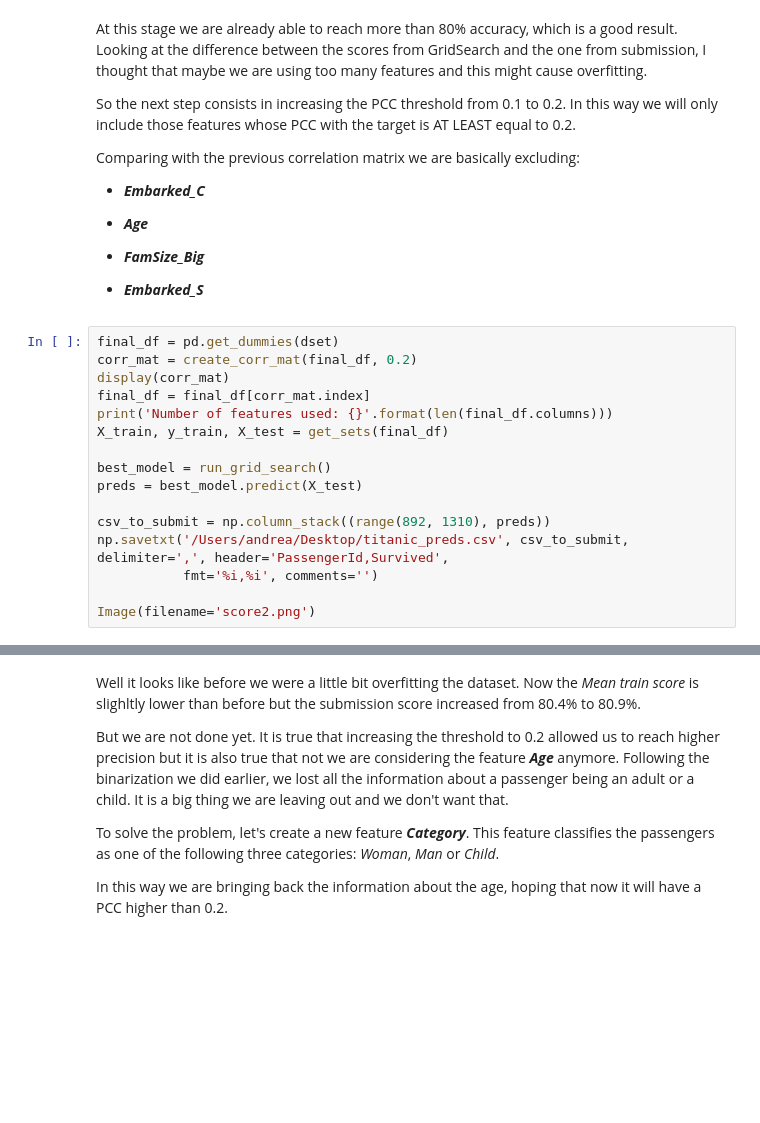
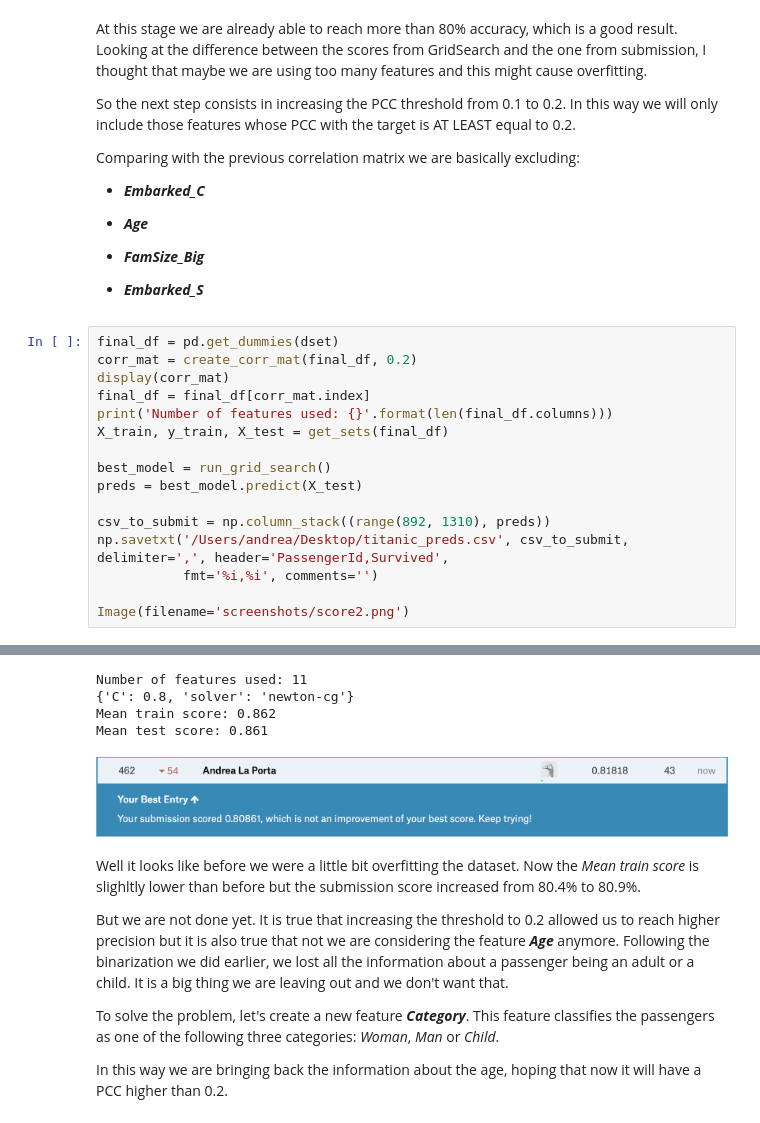
Before and after one commit to alaporta85/Kaggle_comps, a Jupyter notebook: titanic/Titanic.ipynb, the cells around one changed output, grey strips where cells are left out. Saved outputs shown, nothing was run; the diff lists cells and outputs as text; blank space fills up the shorter version.

```diff
--- a/titanic/Titanic.ipynb
+++ b/titanic/Titanic.ipynb
@@ -504,4 +698,5 @@ csv_to_submit = np.column_stack((range(892, 1310), preds))
 np.savetxt('/Users/andrea/Desktop/titanic_preds.csv', csv_to_submit, delimiter=',', header='PassengerId,Survived',
            fmt='%i,%i', comments='')
 
-Image(filename='score2.png')
+Image(filename='screenshots/score2.png')
+# %% [output]
@@ -508,3 +715,8 @@ Image(filename='score2.png')
+Number of features used: 11
+{'C': 0.8, 'solver': 'newton-cg'}
+Mean train score: 0.862
+Mean test score: 0.861
+[figure, added]
 # %% [markdown]
 Well it looks like before we were a little bit overfitting the dataset. Now the <i>Mean train score</i> is slighltly lower than before but the submission score increased from 80.4% to 80.9%.
 
```
Also changed, not shown: parts of 24 cells of this notebook.
